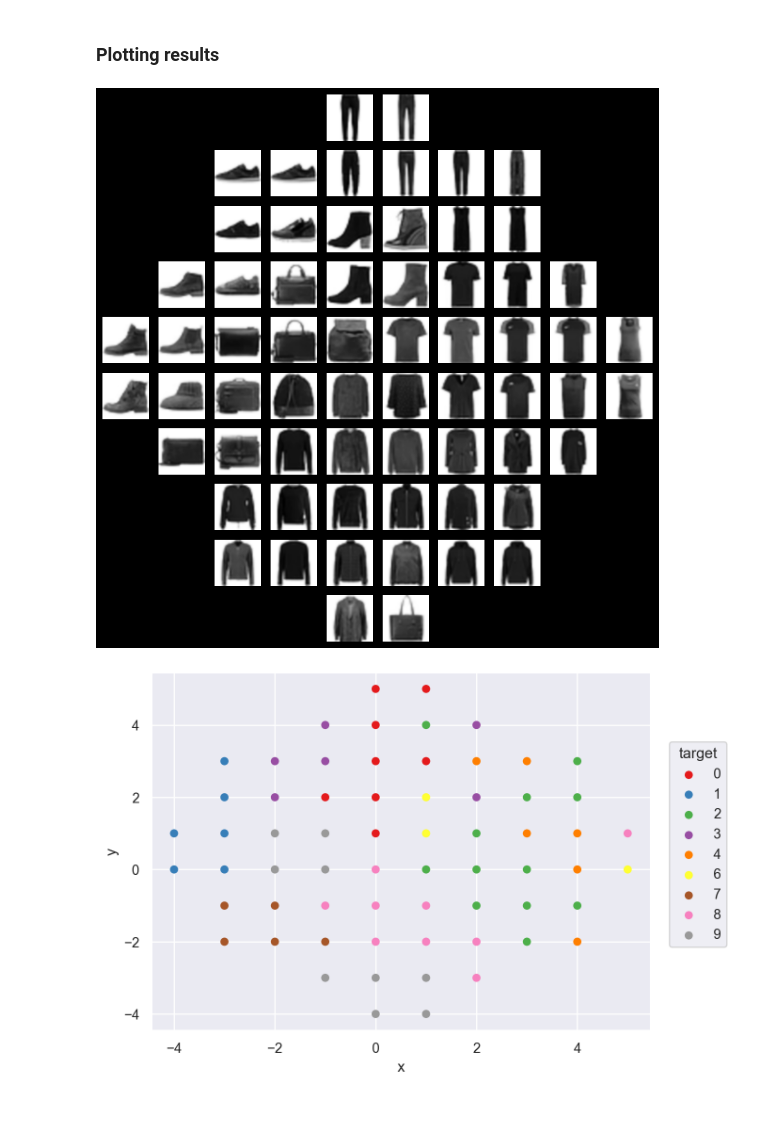
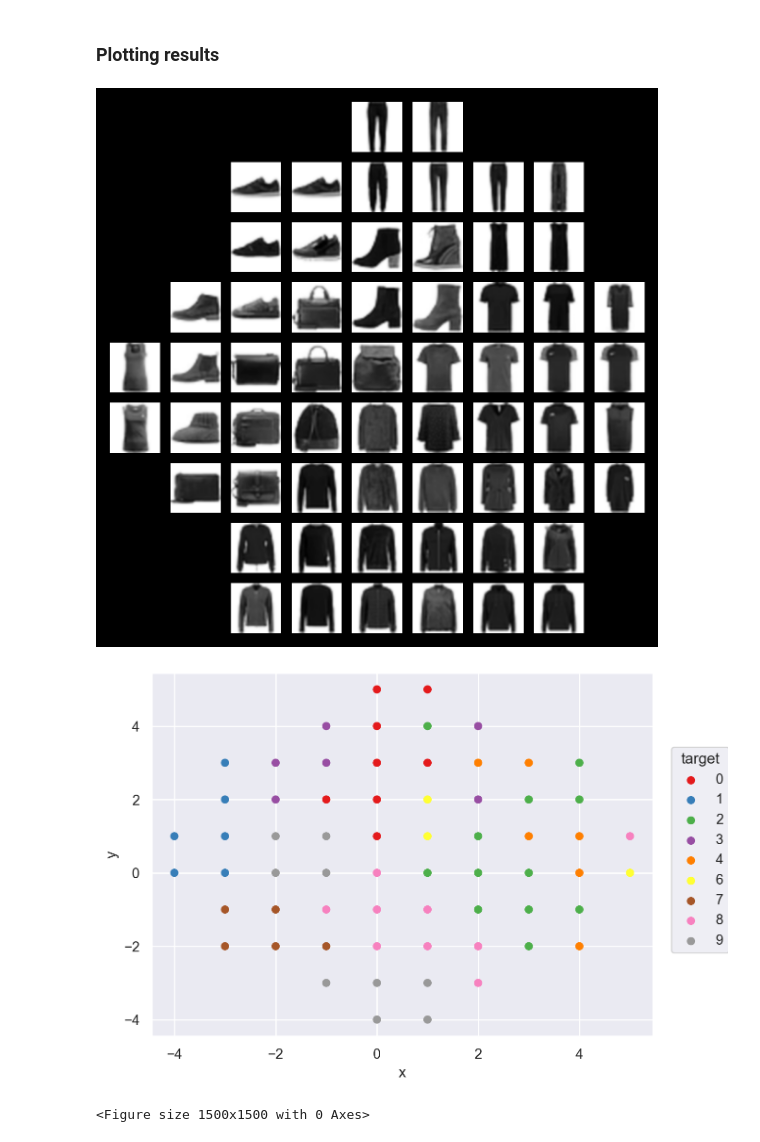
Before and after one commit to SandroMartens/DBGSOM, a Jupyter notebook: examples/example_fashion_mnist.ipynb, the cells around one changed output. Saved outputs shown, nothing was run; the diff lists cells and outputs as text; code cells hidden in the pictures; blank space fills up the shorter version.

Commit message:
updated readme + fashion_mnist example

```diff
--- a/examples/example_fashion_mnist.ipynb
+++ b/examples/example_fashion_mnist.ipynb
@@ -18,7 +17,7 @@ from sklearn.pipeline import Pipeline
 # %%
 digits, target = load_digits(return_X_y=True)
 fashion_mnist = pd.read_csv(
-    "F:\\Dokumente\\git\\fashion_mnist\\fashion-mnist_train.csv"
+    "fashion-mnist_train.csv"
 )
 
 fashion_mnist_target = fashion_mnist.label
@@ -56,34 +54,46 @@ Pipeline(steps=[('som',
 # %% [markdown]
 ### Plotting results
 # %%
-from matplotlib.gridspec import GridSpec
-
-plt.figure(figsize=(20, 20))
+f = plt.figure(figsize=(5, 5), dpi=300)
 
 som = pipe.named_steps["som"]
 
+coordinates = np.array(som.neurons_)
+
 min, max = (np.array(som.neurons_).min(), np.array(som.neurons_).max())
-dim = abs(max - min)
+min_x = coordinates[:,0].min()
+max_x = coordinates[:,0].max()
+min_y = coordinates[:,1].min()
+max_y = coordinates[:,1].max()
+
 nn = pipe.transform(data).argmin(axis=0)
 
-gs = GridSpec(2 * dim, 2 * dim)
-for index, neuron in enumerate(som.neurons_):
-    neuron += dim
+gs = GridSpec(abs(min_x) + max_x, abs(min_y) + max_y, figure=f)
+for index, neuron in enumerate(coordinates):
+    neuron += [min_x-1, min_y-1]
     plt.subplot(gs[neuron[0], neuron[1]])
     plt.imshow(
         data.to_numpy()[nn[index]].reshape(28, 28), cmap="Greys", interpolation="bicubic"
     )
     plt.axis("off")
+
+plt.savefig(fname="fashion_mnist.png")
 # %% [output]
-[figure, old version]
+[figure, new version]
 # %%
 weights = pipe.named_steps["som"].weights_
+
+f = plt.figure(figsize=(5, 5), dpi=300)
+
 dots = pd.DataFrame(np.array(pipe.named_steps["som"].neurons_), columns=["x", "y"])
 dots["epoch_created"] = list(
     dict(pipe.named_steps["som"].som_.nodes.data("epoch_created")).values()
 )
 dots["error"] = list(dict(pipe.named_steps["som"].som_.nodes.data("error")).values())
 dots["target"] = fashion_mnist_target[nn].to_numpy()
-so.Plot(dots, x="x", y="y", color="target").add(so.Dot()).scale(color="Set1")
+p = so.Plot(dots, x="x", y="y", color="target").add(so.Dot()).scale(color="Set1").plot()
+
+p.save(loc="fashion_mnist_map.png", bbox_inches="tight")
 # %% [output]
-[figure, old version]
+[figure, new version]
+<Figure size 1500x1500 with 0 Axes>
```
Also changed, not shown: parts of 2 cells of this notebook, 4 other files.
